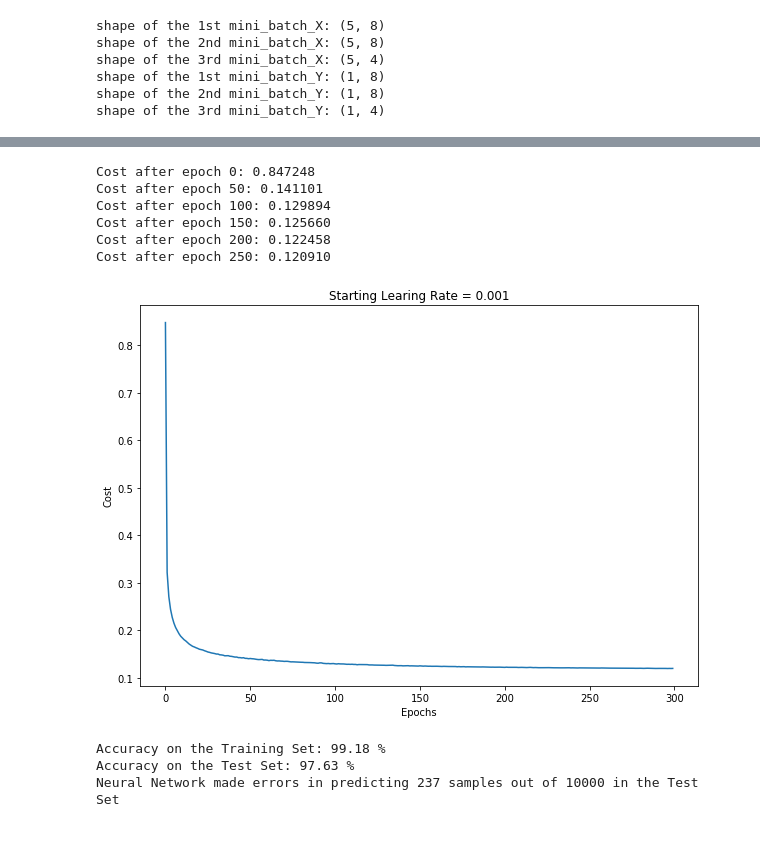
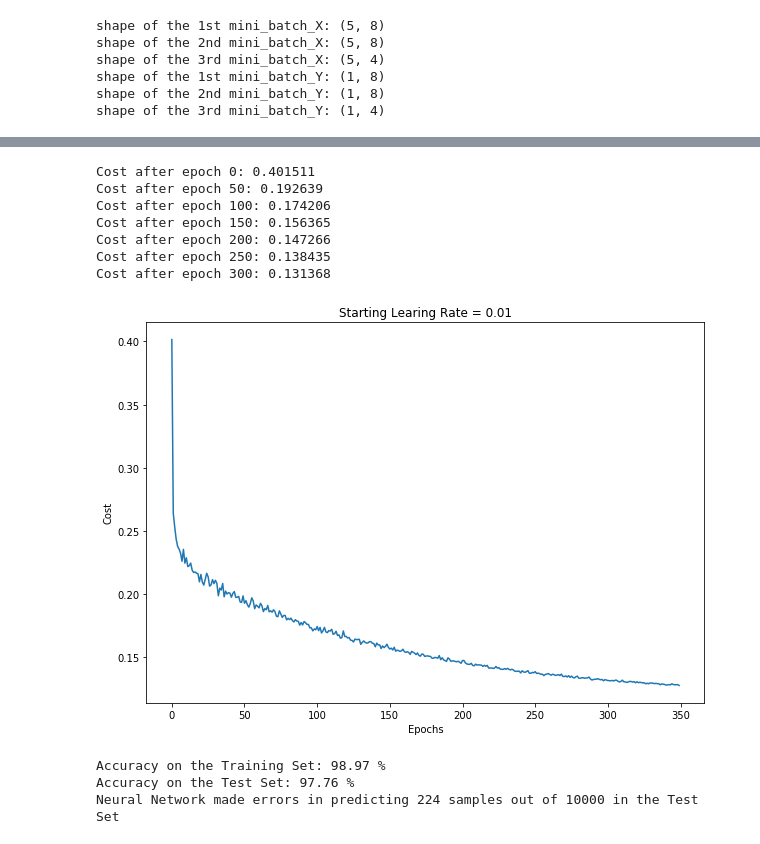
Before and after one commit to KKC28/NeuralNets-from-scratch, a Jupyter notebook: MNIST Digit Recognition/MNIST Digit Classification.ipynb, the cells around one changed output, grey strips where cells are left out. Drawn from its saved outputs; the diff is of its cells as text; code cells hidden in the pictures.

```diff
--- a/MNIST Digit Recognition/MNIST Digit Classification.ipynb
+++ b/MNIST Digit Recognition/MNIST Digit Classification.ipynb
@@ -249,15 +328,19 @@ Neural Network made errors in predicting 366 samples out of 10000 in the Test Se
 # %%
-params2 = model(Xnorm,Y_hot,layer_dims,num_epochs=300,
-                batch_size=256,alpha=0.001,lamb=0.24)
+# Implementing a neural network with regularization
+# Plotting the Cost vs Epochs to check for convergence
+params2 = model(Xnorm,Y_hot,layer_dims,num_epochs=350,
+                batch_size=256,alpha=0.01,lamb=0.25)
+# Calculating the accuracy of the model created
 accuracy(Xnorm,Y,test_Xnorm,testY,params2)
 # %% [output]
-Cost after epoch 0: 0.847248
-Cost after epoch 50: 0.141101
-Cost after epoch 100: 0.129894
-Cost after epoch 150: 0.125660
-Cost after epoch 200: 0.122458
-Cost after epoch 250: 0.120910
+Cost after epoch 0: 0.401511
+Cost after epoch 50: 0.192639
+Cost after epoch 100: 0.174206
+Cost after epoch 150: 0.156365
+Cost after epoch 200: 0.147266
+Cost after epoch 250: 0.138435
+Cost after epoch 300: 0.131368
-[figure, old version]
+[figure, new version]
-Accuracy on the Training Set: 99.18 %
-Accuracy on the Test Set: 97.63 %
-Neural Network made errors in predicting 237 samples out of 10000 in the Test Set
+Accuracy on the Training Set: 98.97 %
+Accuracy on the Test Set: 97.76 %
+Neural Network made errors in predicting 224 samples out of 10000 in the Test Set
```
Also changed, not shown: parts of 31 cells of this notebook, 3 other files.
